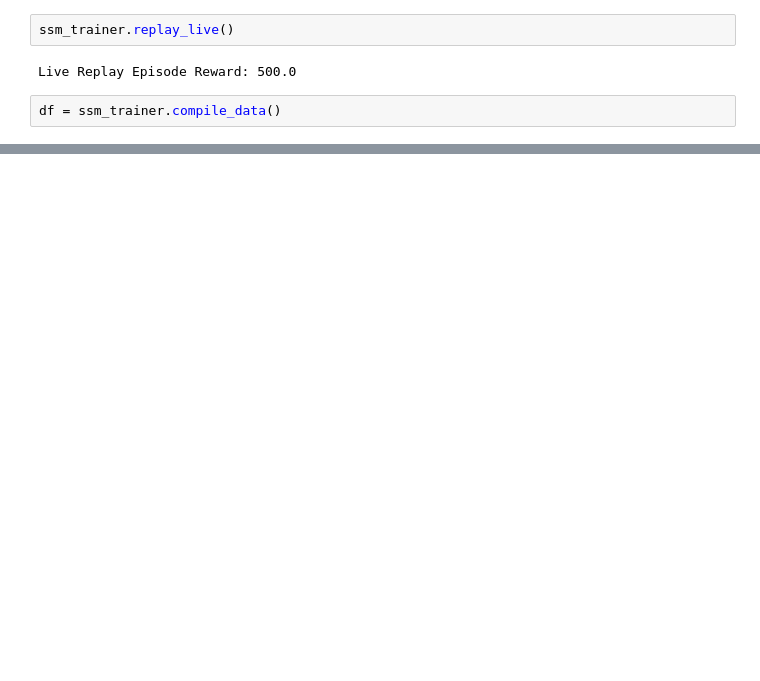
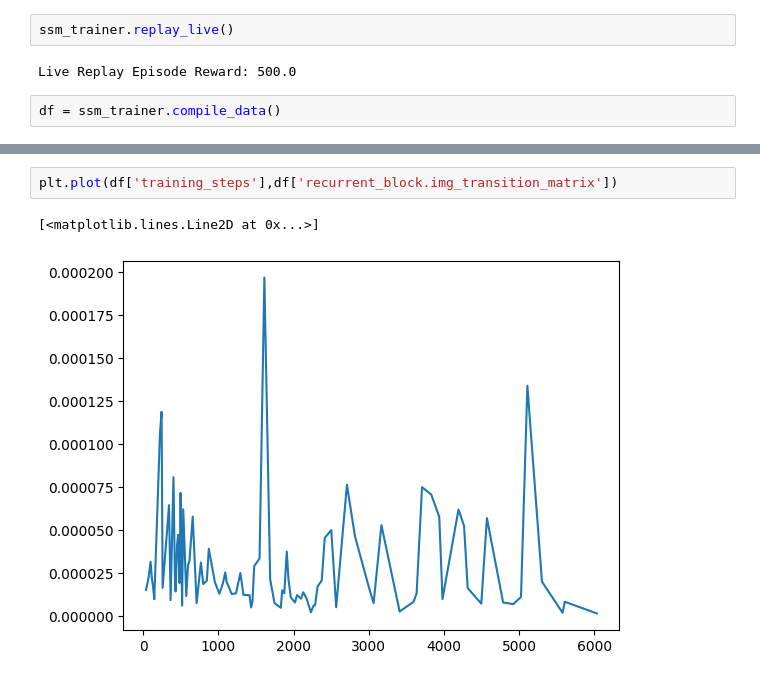
Before and after one commit to hytebyte32/SSM-PPO, a Jupyter notebook: Cart_Pole_Demo/cartpolev1_demo.ipynb, the cells around one changed output, grey strips where cells are left out. Drawn from its saved outputs; the diff is of its cells as text; blank space fills up the shorter version.

```diff
--- a/Cart_Pole_Demo/cartpolev1_demo.ipynb
+++ b/Cart_Pole_Demo/cartpolev1_demo.ipynb
@@ -52,0 +74,5 @@ plt.plot(df['training_steps'],df['validation_reward'])
+# %%
+plt.plot(df['training_steps'],df['recurrent_block.img_transition_matrix'])
+# %% [output]
+[<matplotlib.lines.Line2D at 0x...>]
+[figure, added]
```
Also changed, not shown: parts of 7 cells of this notebook.
